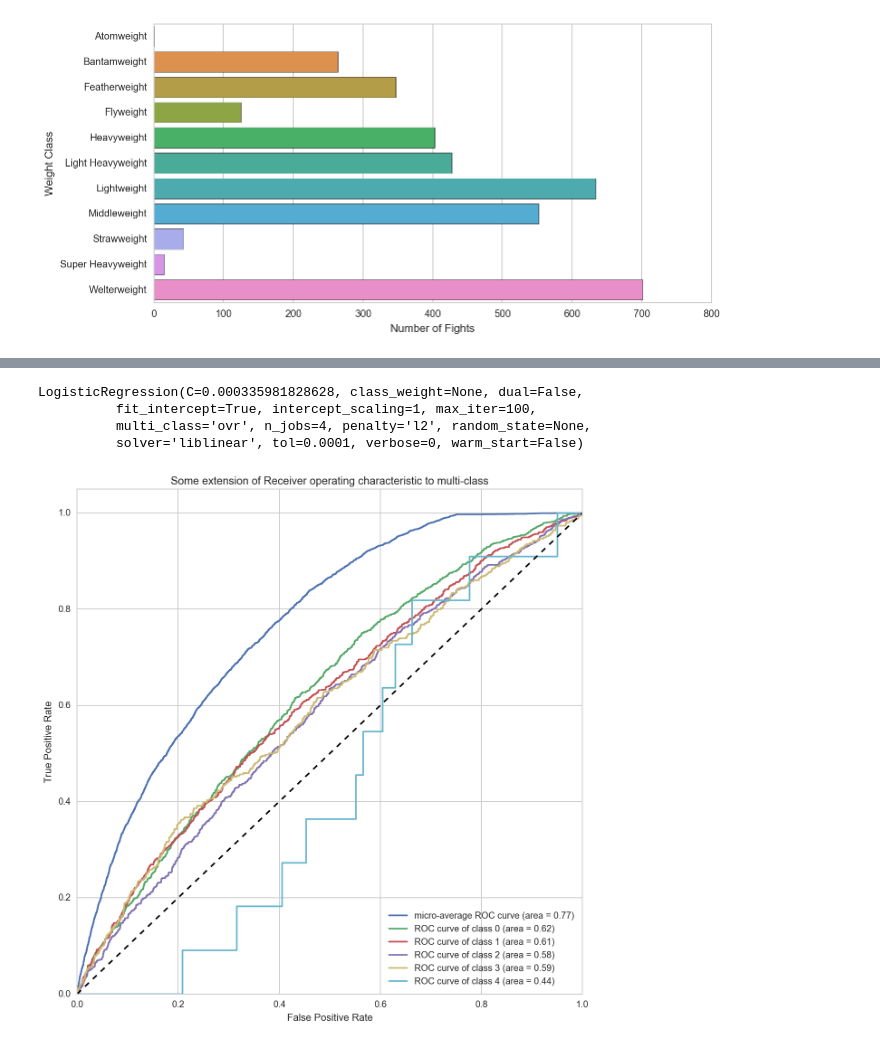
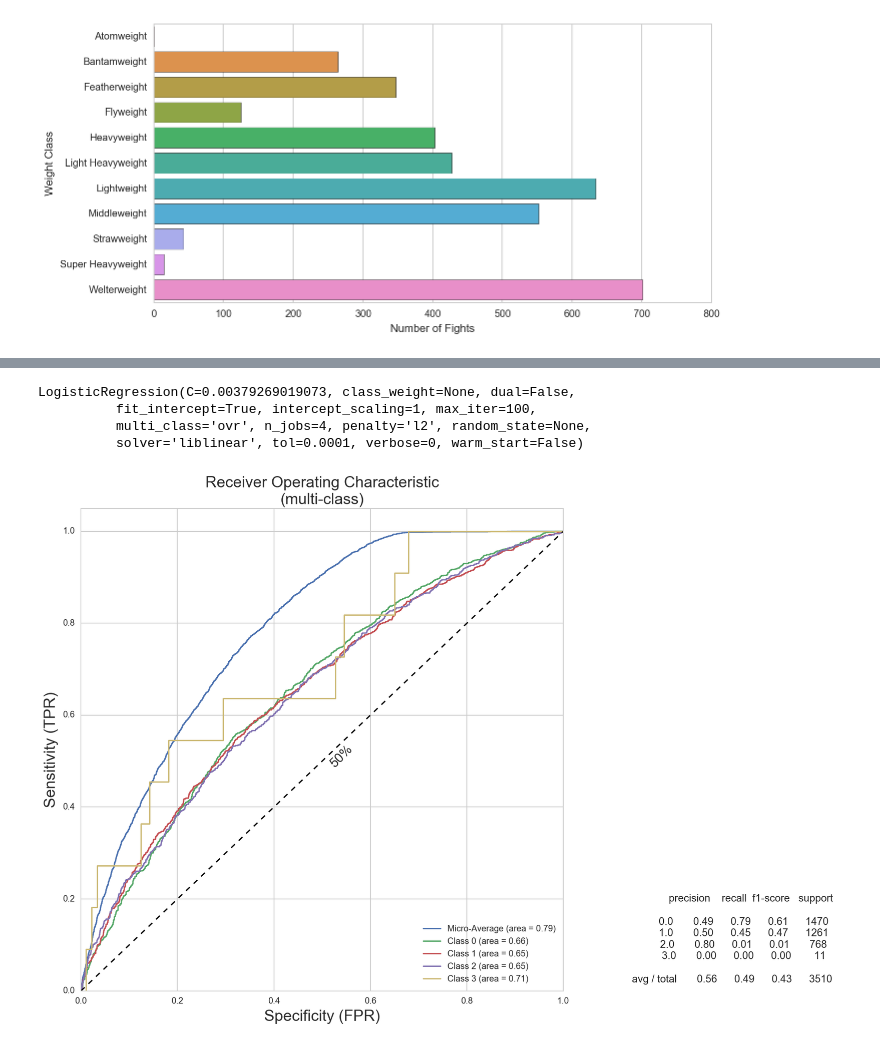
Before and after one commit to michael-j-sanders/DSI-SF-1-msanders2288, a Jupyter notebook: Capstone_UFC/UFC_Modeling_Part_1.ipynb, the cells around one changed output, grey strips where cells are left out. Drawn from its saved outputs; the diff is of its cells as text; code cells hidden in the pictures.

Commit message:
Began markdown process for technical reports

```diff
--- a/Capstone_UFC/UFC_Modeling_Part_1.ipynb
+++ b/Capstone_UFC/UFC_Modeling_Part_1.ipynb
@@ -102,14 +190,12 @@ method_code = []
 for method in fights['method']:
     if method == 'Decision':
         x = 0
-    elif method == 'TKO':
+    elif method == 'KO/TKO':
         x = 1
     elif method == 'Submission':
         x = 2
-    elif method == 'KO':
+    elif method == 'DQ':
         x = 3
-    elif method == 'DQ':
-        x = 4
     method_code.append(x)
 # %%
 fights['method_code'] = method_code
@@ -130,7 +233,7 @@ Name: method_code, dtype: int64
 #Starting my models
 import statsmodels.formula.api as smf
 import patsy
-formula = 'method_code ~ C(event_place) + C(ref) + C(f1name) + f1height + f1weight + C(f1association) + C(f1class) + C(f1locality) + C(f1country) + C(f2name) + f2height + f2weight + C(f2association) + C(f2class) + C(f2locality) + C(f2country) + f1age + f2age - 1'
+formula = 'method_code ~ C(ref) + C(f1name) + f1height + f1weight + C(f1association) + C(f1class) + C(f1locality) + C(f1country) + C(f2name) + f2height + f2weight + C(f2association) + C(f2class) + C(f2locality) + C(f2country) + f1age + f2age + f1nick_bin + f2nick_bin - 1'
 Y,X = patsy.dmatrices(formula, data=fights, return_type = "dataframe")
 y = np.ravel(Y)
 print X.shape
@@ -190,9 +285,9 @@ print lr_grid.best_score_
 # %%
-lr_best = LogisticRegression(penalty= 'l2', C= 0.00033598182862837811, n_jobs = 4, solver= 'liblinear', class_weight= None)
+lr_best = LogisticRegression(penalty= 'l2', C= 0.0037926901907322499, n_jobs = 4, solver= 'liblinear', class_weight= None)
 # %%
 lr_best.fit(X,y)
 # %% [output]
-LogisticRegression(C=0.000335981828628, class_weight=None, dual=False,
+LogisticRegression(C=0.00379269019073, class_weight=None, dual=False,
           fit_intercept=True, intercept_scaling=1, max_iter=100,
           multi_class='ovr', n_jobs=4, penalty='l2', random_state=None,
           solver='liblinear', tol=0.0001, verbose=0, warm_start=False)
@@ -203,6 +298,7 @@ class multi_roc:
 
     # model / estimator
     estimator = False
+    line_width = 1.5
 
 
     def __init__(self, estimator):
@@ -211,8 +307,15 @@ class multi_roc:
         if "classes_" not in vars(estimator):
             raise Exception("EstimatorError", "Estimator has no fit data.  Run .fit()")
 
-    def plot(self, X_test, y_test, filter_class=False, figsize=(10,10)):
+    def plot(self, X_test, y_test, verbose=False, filter_class=False, figsize=(10,10)):
         _ = ""
+
+        # Get predictions if classification report
+        if verbose:
+            predicted = self.estimator.predict(X_test)
+            report = classification_report(y_test, predicted)
+
+
 
         y_score = self.estimator.decision_function(X_test)
         y = label_binarize(y_test, classes=self.estimator.classes_)
@@ -234,43 +337,72 @@ class multi_roc:
 
         if filter_class:
             # Plot of a ROC curve for a specific class
             figure = plt.figure()
             figure.set_size_inches(figsize[0], figsize[1])
             plt.plot(fpr[2], tpr[2], label='ROC curve (area = %0.2f)' % roc_auc[2], figsize=(10,10))
             plt.plot([0, 1], [0, 1], 'k--')
             plt.xlim([0.0, 1.0])
             plt.ylim([0.0, 1.05])
             plt.xlabel('False Positive Rate')
             plt.ylabel('True Positive Rate')
             plt.title('Receiver operating characteristic example')
             plt.legend(loc="lower right")
             plt.show()
 
             return
 
+
+
         # Plot ROC curve
+
+        # setup grid layout, 1 column X 3x rows
         plt.figure(figsize=figsize)
+        #gs = gridspec.GridSpec(3, 1)
+        #ax1 = plt.subplot(gs[0:2, 0])
+
         plt.plot(fpr["micro"], tpr["micro"],
-                 label='micro-average ROC curve (area = {0:0.2f})'
-                       ''.format(roc_auc["micro"]))
+                 label='Micro-Average (area = {0:0.2f})'
+                       ''.format(roc_auc["micro"]), linewidth=self.line_width)
 
         for i in range(n_classes):
-            plt.plot(fpr[i], tpr[i], label='ROC curve of class {0} (area = {1:0.2f})'
-                                           ''.format(i, roc_auc[i]))
+            plt.plot(fpr[i], tpr[i], label='Class {0} (area = {1:0.2f})'
+                                           ''.format(i, roc_auc[i]), linewidth=self.line_width)
 
-        plt.plot([0, 1], [0, 1], 'k--')
+        # 50 / 50 line
+        myplot = plt.plot([0, 1], [0, 1], 'k--', linewidth=self.line_width)
         plt.xlim([0.0, 1.0])
         plt.ylim([0.0, 1.05])
-        plt.xlabel('False Positive Rate')
-        plt.ylabel('True Positive Rate')
-        plt.title('Some extension of Receiver operating characteristic to multi-class')
+        plt.xlabel('Specificity (FPR)', fontsize=18)
+        plt.ylabel('Sensitivity (TPR)', fontsize=18)
+        plt.title('Receiver Operating Characteristic\n(multi-class)', fontsize=18)
         plt.legend(loc="lower right")
+
+        #y=[1,2,3,4,5,4,3,2,1,1,1,1,1,1,1,1]
+        #plt.plot([10,10,14,14,10],[2,4,4,2,2],'r')
+        #col_labels=['col1','col2','col3']
+        #row_labels=['row1','row2','row3']
+        #table_vals=[[11,12,13],[21,22,23],[31,32,33]]
+        # the rectangle is where I want to place the table
+        #the_table = plt.table(cellText=table_vals,
+        #                  colWidths = [0.1]*3,
+        #                  rowLabels=row_labels,
+        #                  colLabels=col_labels,
+        #                  loc='center right')
+
+        #plt.text(24,13.4,'Table Title',size=8)
+        bbox_props = dict(boxstyle="square,pad=0.3", fc="none", ec="b", lw=0)
+        t = plt.text(.54, .51, "50%", ha="center", va="center", rotation=45,
+                   size=15,
+                   bbox=bbox_props)
+
+        bbox_props = dict(boxstyle="square,pad=0.3", fc="white", ec="b", lw=0)
+        t = plt.text(1.35, .10, report, ha="center", va="center",
+                   size=12,
+                   bbox=bbox_props)
+
         plt.show()
 
-
-
-
 roc = multi_roc(estimator = lr_best)
-roc.plot(X, y, figsize=(10,10))
+roc.plot(X, y, verbose=True, figsize=(10,10))
 # %% [output]
-[figure, old version]
+[figure, new version]
```
Also changed, not shown: parts of 61 cells of this notebook.
